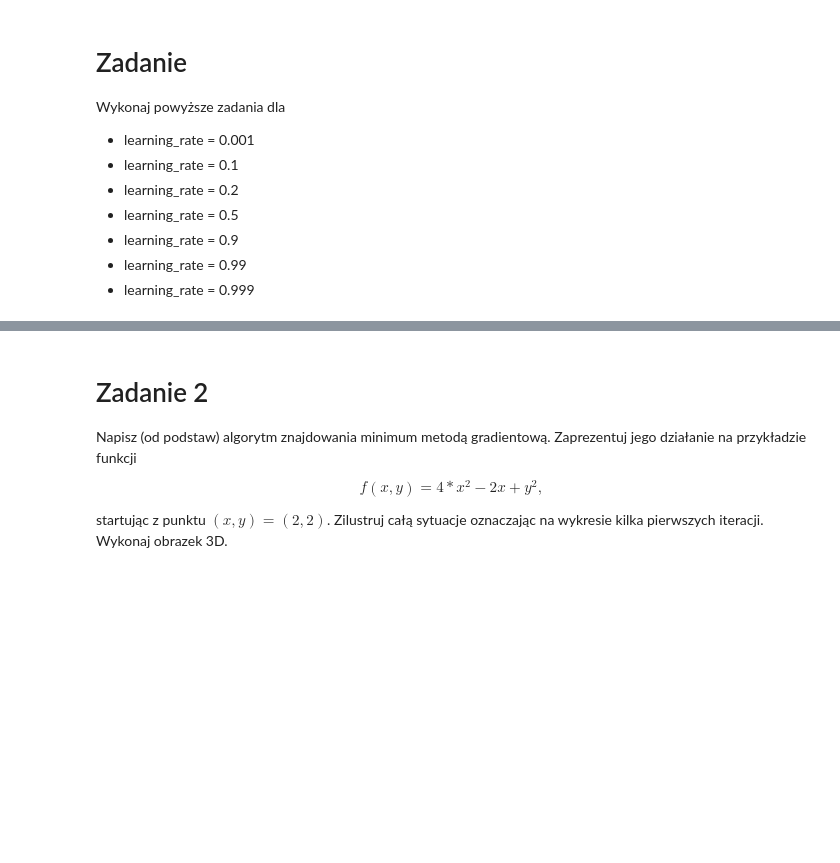
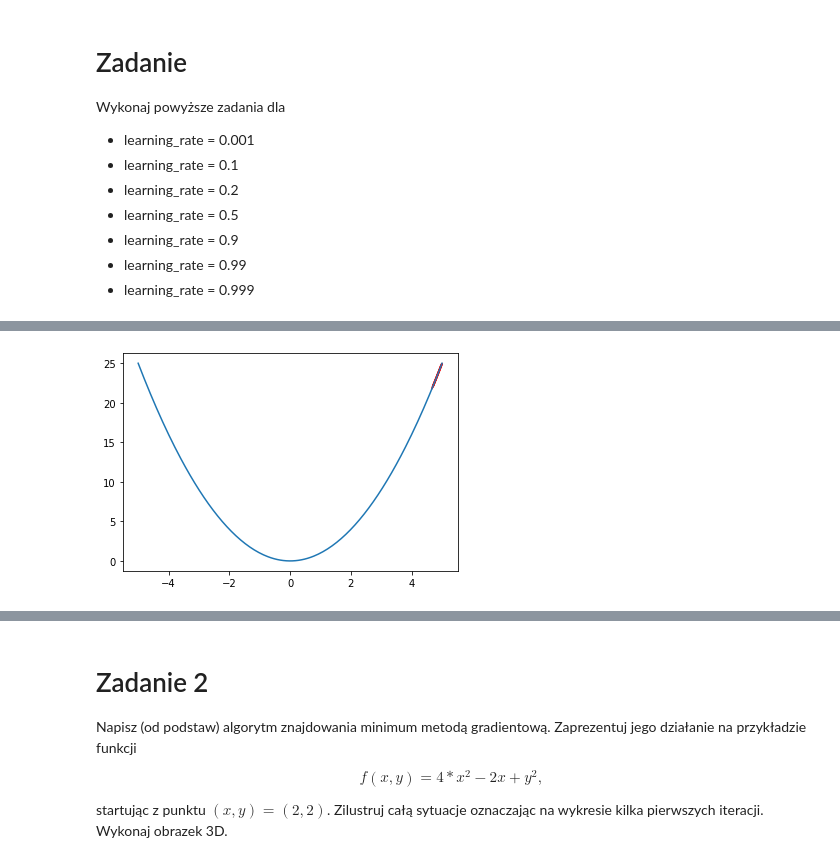
Before and after one commit to pawel200020/machine_learning_course, a Jupyter notebook: Z04_A_gradient_descent.ipynb, the cells around one changed output, grey strips where cells are left out. Saved outputs shown, nothing was run; the diff lists cells and outputs as text; code cells hidden in the pictures; blank space fills up the shorter version.

```diff
--- a/Z04_A_gradient_descent.ipynb
+++ b/Z04_A_gradient_descent.ipynb
@@ -49,3 +49,91 @@ Wykonaj powyższe zadania dla
   * learning_rate = 0.9
   * learning_rate = 0.99
   * learning_rate = 0.999
+# %%
+x = np.linspace(-5, 5, 200)
+y = f(x)
+plt.plot(x, y)
+
+learning_rate = 0.001
+initial_x = 5
+num_iterations = 30
+x = gradient_descent_runner_1d(initial_x, learning_rate, num_iterations)
+
+plt.show()
+
+x = np.linspace(-5, 5, 200)
+y = f(x)
+plt.plot(x, y)
+
+
+learning_rate = 0.1
+initial_x = 5
+num_iterations = 30
+x = gradient_descent_runner_1d(initial_x, learning_rate, num_iterations)
+
+plt.show()
+
+x = np.linspace(-5, 5, 200)
+y = f(x)
+plt.plot(x, y)
+
+
+
+learning_rate = 0.2
+initial_x = 5
+num_iterations = 30
+x = gradient_descent_runner_1d(initial_x, learning_rate, num_iterations)
+
+plt.show()
+
+x = np.linspace(-5, 5, 200)
+y = f(x)
+plt.plot(x, y)
+
+
+learning_rate = 0.5
+initial_x = 5
+num_iterations = 30
+x = gradient_descent_runner_1d(initial_x, learning_rate, num_iterations)
+
+plt.show()
+
+x = np.linspace(-5, 5, 200)
+y = f(x)
+plt.plot(x, y)
+
+
+
+learning_rate = 0.9
+initial_x = 5
+num_iterations = 30
+x = gradient_descent_runner_1d(initial_x, learning_rate, num_iterations)
+
+plt.show()
+
+x = np.linspace(-5, 5, 200)
+y = f(x)
+plt.plot(x, y)
+
+
+
+learning_rate = 0.99
+initial_x = 5
+num_iterations = 30
+x = gradient_descent_runner_1d(initial_x, learning_rate, num_iterations)
+
+plt.show()
+
+x = np.linspace(-5, 5, 200)
+y = f(x)
+plt.plot(x, y)
+
+
+
+learning_rate = 0.999
+initial_x = 5
+num_iterations = 30
+x = gradient_descent_runner_1d(initial_x, learning_rate, num_iterations)
+
+plt.show()
+# %% [output]
@@ -51,0 +141 @@ Wykonaj powyższe zadania dla
+[figure, added]
```
Also changed, not shown: parts of 2 cells of this notebook, 2 other files.
